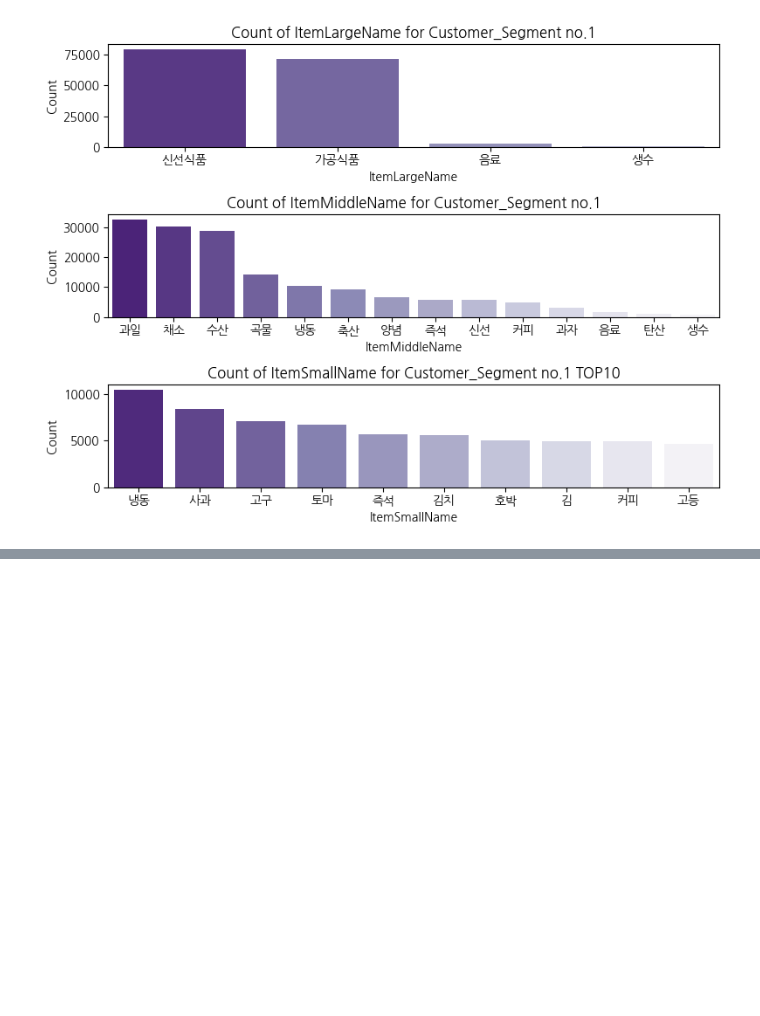
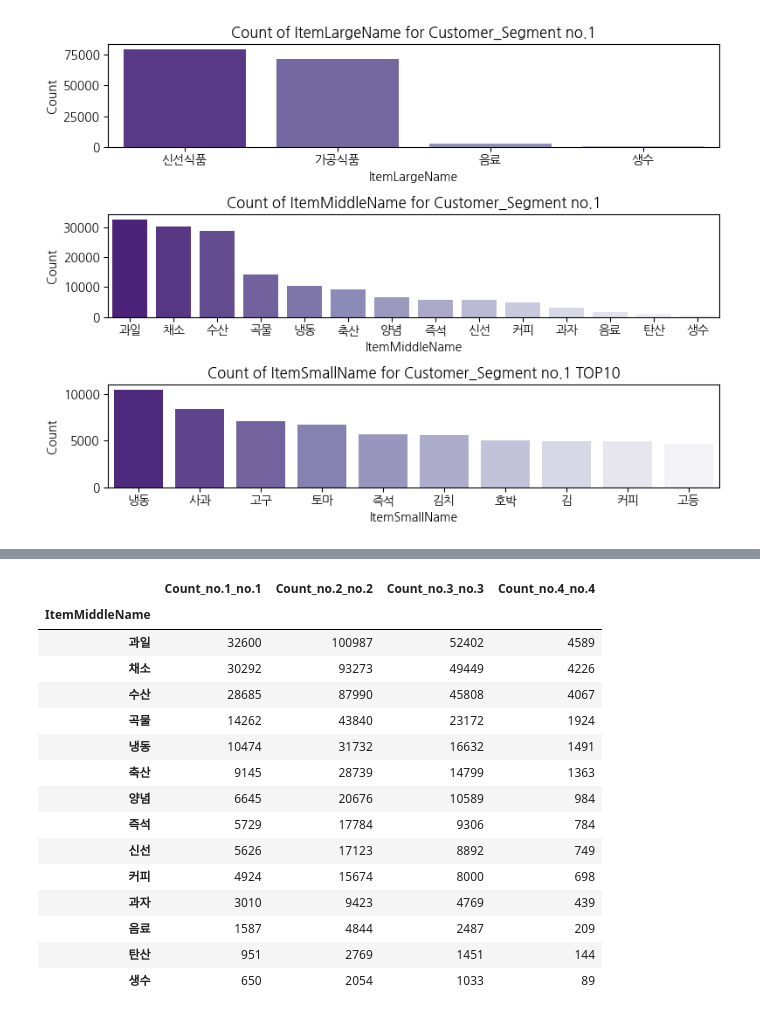
Before and after one commit to Seojiii/kurly_project, a Jupyter notebook: 0318_HY_RFM3.ipynb, the cells around one changed output, grey strips where cells are left out. Cells and saved outputs as stored; diff of their text form; code cells hidden in the pictures; blank space fills up the shorter version.

```diff
--- a/0318_HY_RFM3.ipynb
+++ b/0318_HY_RFM3.ipynb
@@ -913,39 +1000,39 @@ plt.figure(figsize=(8, 6))
 
 # 첫 번째 subplot
 plt.subplot(3, 1, 1)
-df1 = pd.DataFrame(Kurly_segment_item[Kurly_segment_item['Customer_Segment']=='no.2'].value_counts('ItemLargeName'))
-df1 = df1.rename(columns={0: 'Count'})
+df4 = pd.DataFrame(Kurly_segment_item[Kurly_segment_item['Customer_Segment']=='no.2'].value_counts('ItemLargeName'))
+df4 = df4.rename(columns={0: 'Count'})
 
 palette = sns.color_palette('Purples')
 palette.reverse()
 
-sns.barplot(data=df1, x='ItemLargeName', y='Count', palette=palette)
+sns.barplot(data=df4, x='ItemLargeName', y='Count', palette=palette)
 plt.title('Count of ItemLargeName for Customer_Segment no.2')
 plt.xlabel('ItemLargeName')
 plt.ylabel('Count')
 
 # 두 번째 subplot
 plt.subplot(3, 1, 2)
-df2 = pd.DataFrame(Kurly_segment_item[Kurly_segment_item['Customer_Segment']=='no.2'].value_counts('ItemMiddleName'))
-df2 = df2.rename(columns={0: 'Count'})
+df5 = pd.DataFrame(Kurly_segment_item[Kurly_segment_item['Customer_Segment']=='no.2'].value_counts('ItemMiddleName'))
+df5 = df5.rename(columns={0: 'Count'})
 
-palette = sns.color_palette('Purples', len(df2))
+palette = sns.color_palette('Purples', len(df5))
 palette.reverse()
 
-sns.barplot(data=df2, x='ItemMiddleName', y='Count', palette=palette)
+sns.barplot(data=df5, x='ItemMiddleName', y='Count', palette=palette)
 plt.title('Count of ItemMiddleName for Customer_Segment no.2')
 plt.xlabel('ItemMiddleName')
 plt.ylabel('Count')
 
 # 세 번째 subplot
 plt.subplot(3, 1, 3)
-df3 = pd.DataFrame(Kurly_segment_item[Kurly_segment_item['Customer_Segment']=='no.2'].value_counts('ItemSmallName')).head(10)
-df3 = df3.rename(columns={0: 'Count'})
+df6 = pd.DataFrame(Kurly_segment_item[Kurly_segment_item['Customer_Segment']=='no.2'].value_counts('ItemSmallName')).head(10)
+df6 = df6.rename(columns={0: 'Count'})
 
-palette = sns.color_palette('Purples', len(df3))
+palette = sns.color_palette('Purples', len(df6))
 palette.reverse()
 
-sns.barplot(data=df3, x='ItemSmallName', y='Count', palette=palette)
+sns.barplot(data=df6, x='ItemSmallName', y='Count', palette=palette)
 plt.title('Count of ItemSmallName for Customer_Segment no.2 TOP10')
 plt.xlabel('ItemSmallName')
 plt.ylabel('Count')
@@ -967,0 +1182,21 @@ Passing `palette` without assigning `hue` is deprecated and will be removed in v
+# %%
+merged_df2 = pd.concat([df2, df5, df8, df11], axis=1)
+merged_df2.columns = [col + f'_no.{i}' for i, col in enumerate(merged_df.columns, start=1)]
+merged_df2
+# %% [output]
+|  | Count_no.1_no.1 | Count_no.2_no.2 | Count_no.3_no.3 | Count_no.4_no.4 |
+| ItemMiddleName |  |  |  |  |
+| 과일 | 32600 | 100987 | 52402 | 4589 |
+| 채소 | 30292 | 93273 | 49449 | 4226 |
+| 수산 | 28685 | 87990 | 45808 | 4067 |
+| 곡물 | 14262 | 43840 | 23172 | 1924 |
+| 냉동 | 10474 | 31732 | 16632 | 1491 |
+| 축산 | 9145 | 28739 | 14799 | 1363 |
+| 양념 | 6645 | 20676 | 10589 | 984 |
+| 즉석 | 5729 | 17784 | 9306 | 784 |
+| 신선 | 5626 | 17123 | 8892 | 749 |
+| 커피 | 4924 | 15674 | 8000 | 698 |
+| 과자 | 3010 | 9423 | 4769 | 439 |
+| 음료 | 1587 | 4844 | 2487 | 209 |
+| 탄산 | 951 | 2769 | 1451 | 144 |
+| 생수 | 650 | 2054 | 1033 | 89 |
```
Also changed, not shown: parts of 7 cells of this notebook.
